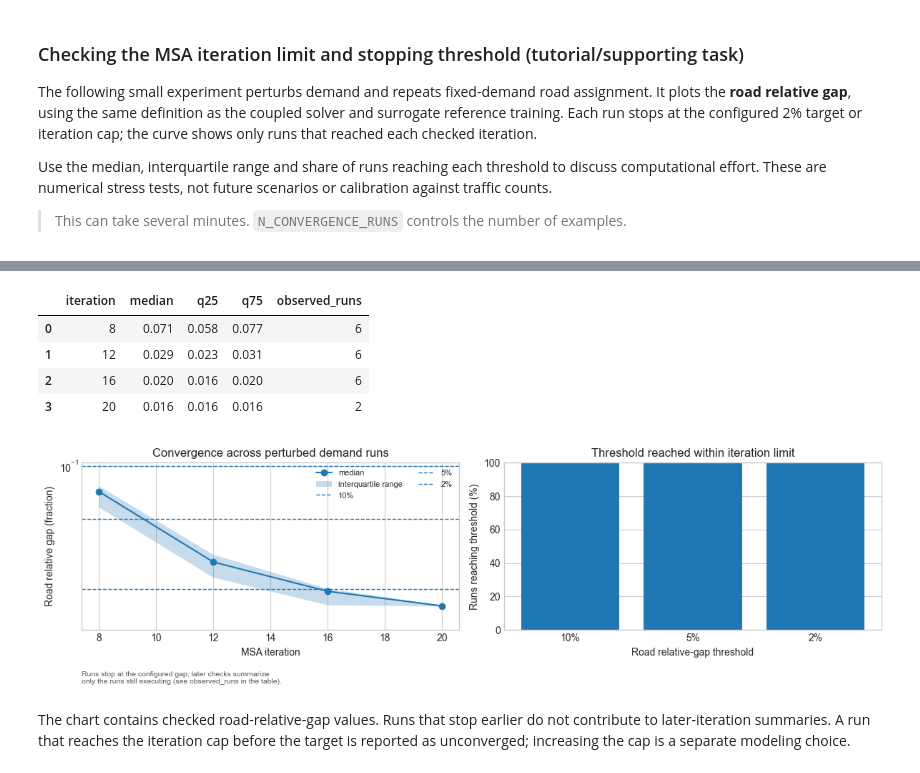
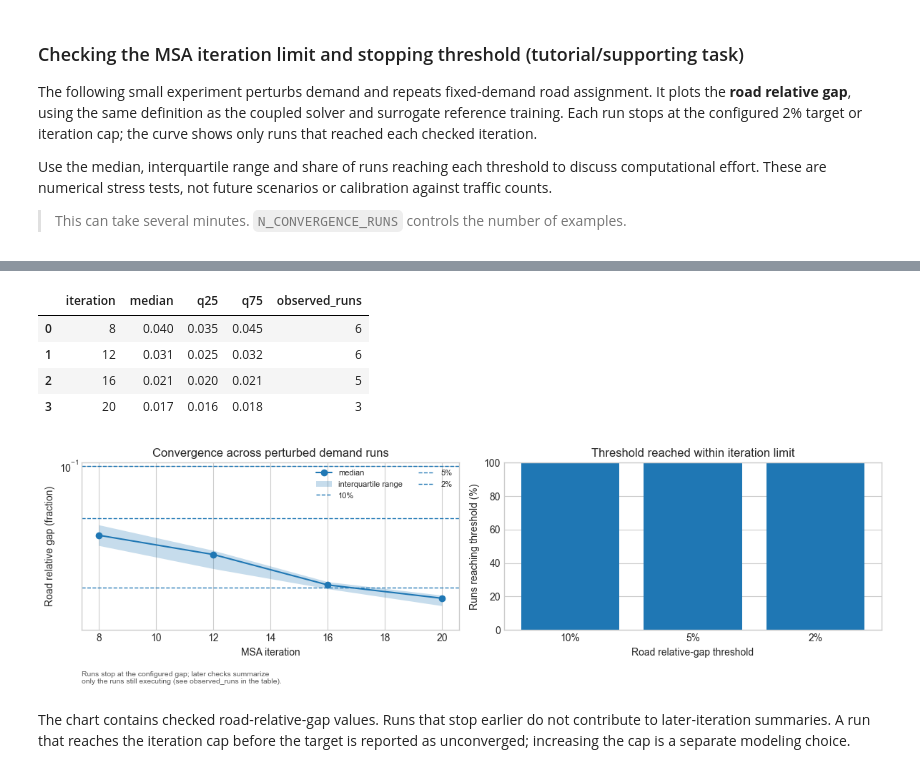
Before and after one commit to finsa21/IP-HS26-MehrSpur-CaseStudy_fork_rss, a Jupyter notebook: notebooks/02_system_modeling.ipynb, the cells around one changed output, grey strips where cells are left out. Saved outputs shown, nothing was run; the diff lists cells and outputs as text; code cells hidden in the pictures.

Commit message:
changed names to limmattal-

```diff
--- a/notebooks/02_system_modeling.ipynb
+++ b/notebooks/02_system_modeling.ipynb
@@ -906,7 +906,7 @@ N_CONVERGENCE_JOBS = min(4, max(1, (os.cpu_count() or 2) - 1))
 
 MSA_CONVERGENCE = tmi.assignment_convergence_test(
     ctx,
-    MEHRSPUR,
+    LIMMATTAL,
     mode_result,
     n_runs=N_CONVERGENCE_RUNS,
     max_iterations=CONVERGENCE_MAX_ITERATIONS,
@@ -938,9 +938,9 @@ display(MSA_CONVERGENCE_FIGURE)
 |  | iteration | median | q25 | q75 | observed_runs |
-| 0 | 8 | 0.071 | 0.058 | 0.077 | 6 |
-| 1 | 12 | 0.029 | 0.023 | 0.031 | 6 |
-| 2 | 16 | 0.020 | 0.016 | 0.020 | 6 |
-| 3 | 20 | 0.016 | 0.016 | 0.016 | 2 |
+| 0 | 8 | 0.040 | 0.035 | 0.045 | 6 |
+| 1 | 12 | 0.031 | 0.025 | 0.032 | 6 |
+| 2 | 16 | 0.021 | 0.020 | 0.021 | 5 |
+| 3 | 20 | 0.017 | 0.016 | 0.018 | 3 |
-[figure, old version]
+[figure, new version]
 # %% [markdown]
 The chart contains checked road-relative-gap values. Runs that stop earlier do not contribute to later-iteration summaries. A run that reaches the iteration cap before the target is reported as unconverged; increasing the cap is a separate modeling choice.
 # %% [markdown]
```
Also changed, not shown: parts of 5 cells of this notebook.
